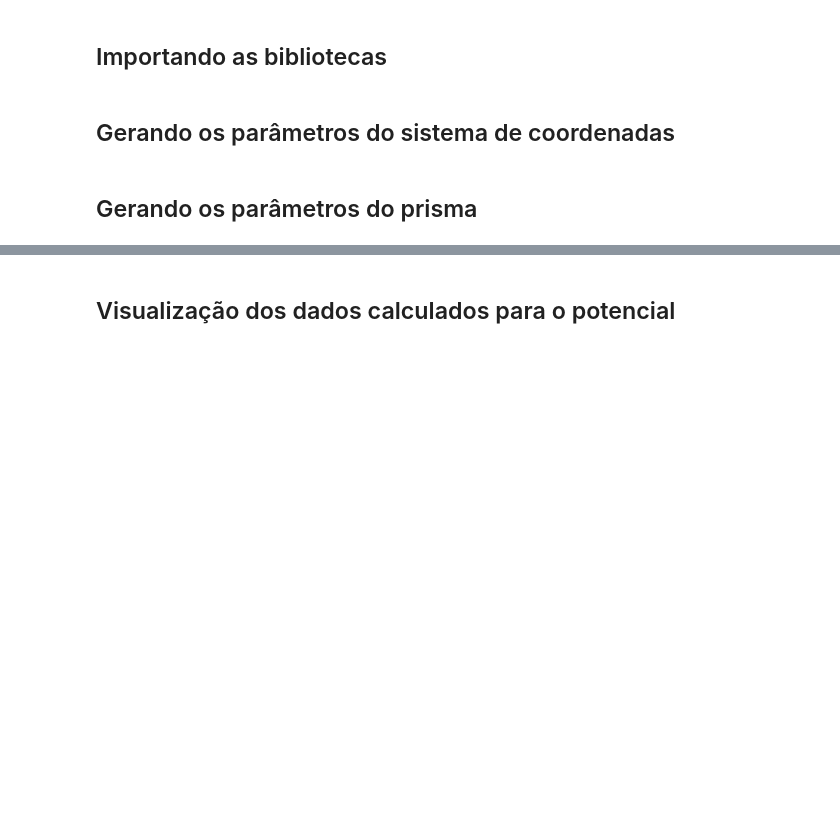
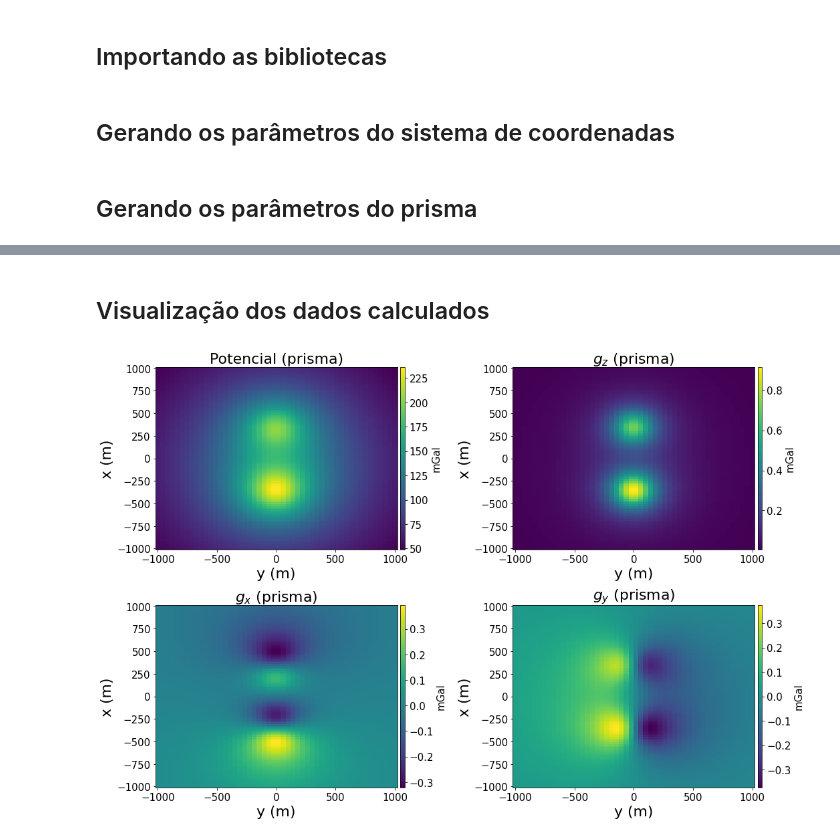
Before and after one commit to andrelreis/metodos-potenciais, a Jupyter notebook: code/3D_prism_modeling/3D_modelagem_grav_prisma.ipynb, the cells around one changed output, grey strips where cells are left out. Drawn from its saved outputs; the diff is of its cells as text; code cells hidden in the pictures; blank space fills up the shorter version.

Commit message:
3D gravity modeling prism

```diff
--- a/code/3D_prism_modeling/3D_modelagem_grav_prisma.ipynb
+++ b/code/3D_prism_modeling/3D_modelagem_grav_prisma.ipynb
@@ -112,2 +38,10 @@ for i in range(2,0,-1):
+# %%
+potencial = prism.gravitational(coordenadas,modelo,rho,field="potential")
+# %%
+gz = prism.gravitational(coordenadas,modelo,rho,field="g_z")
+# %%
+gx = prism.gravitational(coordenadas,modelo,rho,field="g_x")
+# %%
+gy = prism.gravitational(coordenadas,modelo,rho,field="g_y")
 # %% [markdown]
-## Visualização dos dados calculados para o potencial
+## Visualização dos dados calculados
@@ -129,0 +48,50 @@ plt.show()
+# %%
+title_font = 22
+bottom_font = 15
+plt.close('all')
+plt.figure(figsize=(15,10), tight_layout=True)
+
+plt.subplot(2,2,1)
+plt.xlabel('y (m)', fontsize = title_font)
+plt.ylabel('x (m)', fontsize = title_font)
+plt.title('Potencial (prisma)', fontsize=title_font)
+plt.pcolor(yc,xc,potencial.reshape(shape),shading='auto',cmap='viridis')
+plt.tick_params(axis='both', which='major', labelsize=bottom_font)
+cb = plt.colorbar(pad=0.01, aspect=40, shrink=1.0)
+cb.set_label('mGal',size=bottom_font)
+cb.ax.tick_params(labelsize=bottom_font)
+
+plt.subplot(2,2,2)
+plt.xlabel('y (m)', fontsize = title_font)
+plt.ylabel('x (m)', fontsize = title_font)
+plt.title('$g_z$ (prisma)', fontsize=title_font)
+plt.pcolor(yc,xc,gz.reshape(shape),shading='auto',cmap='viridis')
+plt.tick_params(axis='both', which='major', labelsize=bottom_font)
+cb = plt.colorbar(pad=0.01, aspect=40, shrink=1.0)
+cb.set_label('mGal',size=bottom_font)
+cb.ax.tick_params(labelsize=bottom_font)
+
+plt.subplot(2,2,3)
+plt.xlabel('y (m)', fontsize = title_font)
+plt.ylabel('x (m)', fontsize = title_font)
+plt.title('$g_x$ (prisma)', fontsize=title_font)
+plt.pcolor(yc,xc,gx.reshape(shape),shading='auto',cmap='viridis')
+plt.tick_params(axis='both', which='major', labelsize=bottom_font)
+cb = plt.colorbar(pad=0.01, aspect=40, shrink=1.0)
+cb.set_label('mGal',size=bottom_font)
+cb.ax.tick_params(labelsize=bottom_font)
+
+plt.subplot(2,2,4)
+plt.xlabel('y (m)', fontsize = title_font)
+plt.ylabel('x (m)', fontsize = title_font)
+plt.title('$g_y$ (prisma)', fontsize=title_font)
+plt.pcolor(yc,xc,gy.reshape(shape),shading='auto',cmap='viridis')
+plt.tick_params(axis='both', which='major', labelsize=bottom_font)
+cb = plt.colorbar(pad=0.01, aspect=40, shrink=1.0)
+cb.set_label('mGal',size=bottom_font)
+cb.ax.tick_params(labelsize=bottom_font)
+
+
+plt.show()
+# %% [output]
+[figure, added]
```
Also changed, not shown: parts of 20 cells of this notebook, 1 other file.
